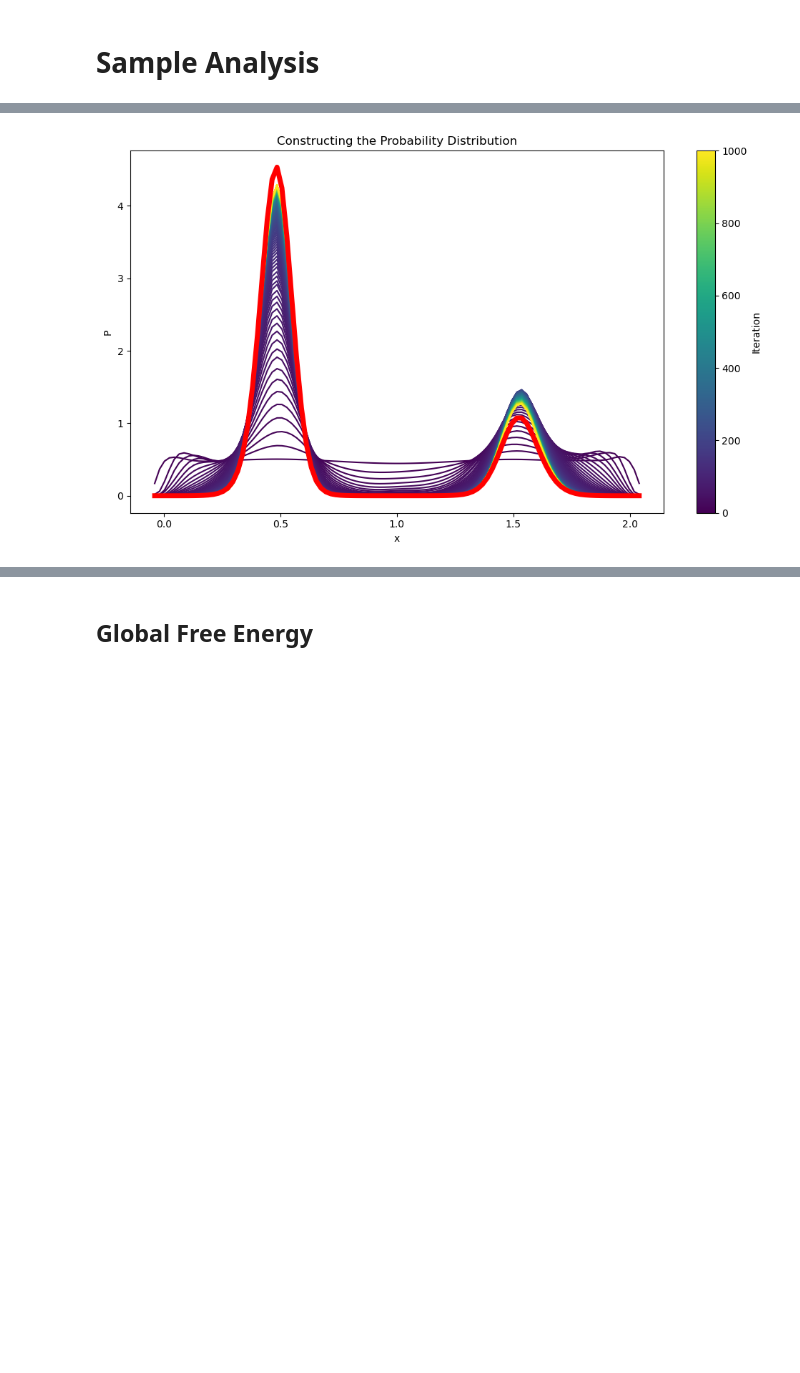
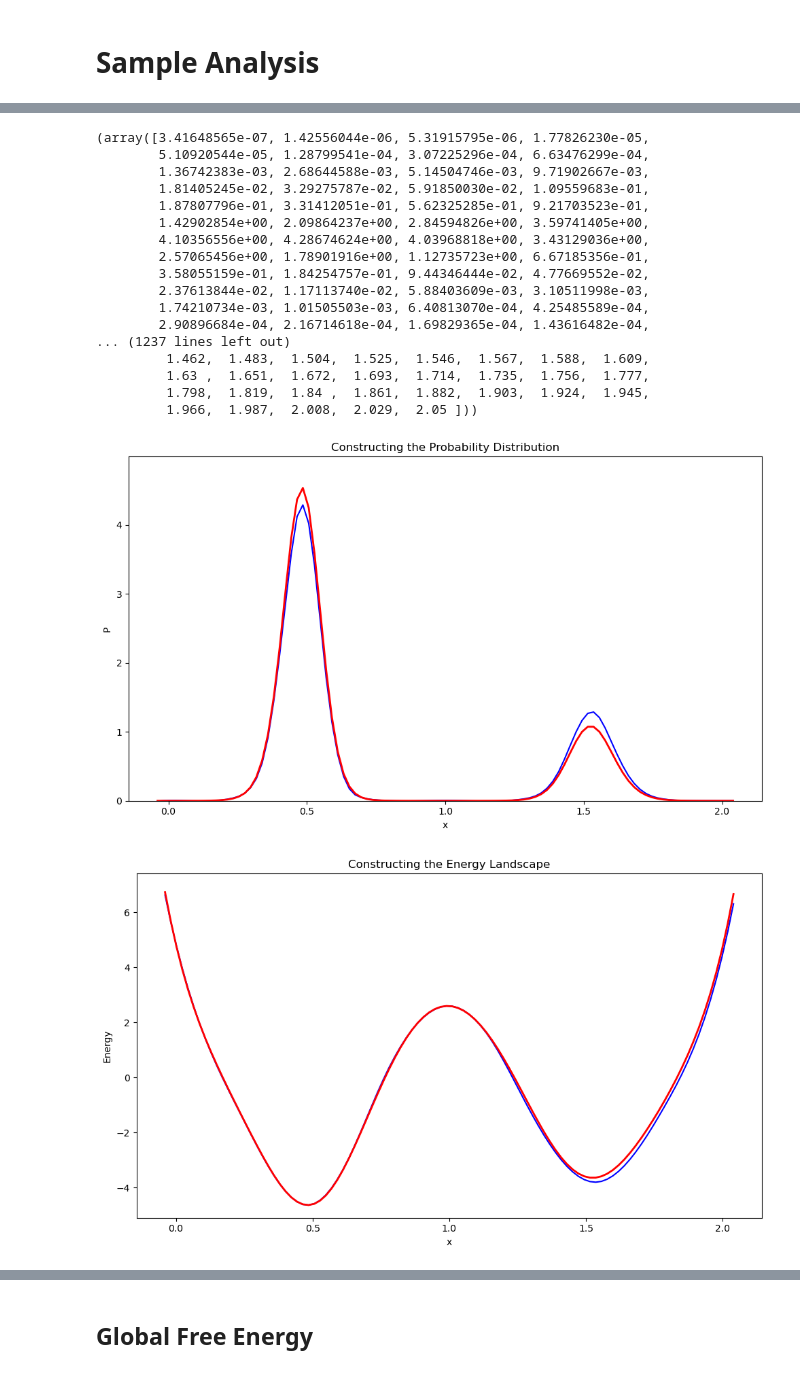
Before and after one commit to abrahmasandra/MENG255UmbrellaSampling, a Jupyter notebook: umbsampling.ipynb, the cells around one changed output, grey strips where cells are left out. Saved outputs shown, nothing was run; the diff lists cells and outputs as text; code cells hidden in the pictures; blank space fills up the shorter version.

```diff
--- a/umbsampling.ipynb
+++ b/umbsampling.ipynb
@@ -94,20 +97,25 @@ def multi_well_potential(x, epsilon_0, epsilon_1, epsilon_2, sigma, base_power=8
 # %% [markdown]
 ## Defining Restoring Bias Functions
 # %%
-Nwindows = 100
+Nwindows = 100 # Number of windows, each of which corresponds to a bias function
 min_x = -0.05
 max_x = 2.05
 dx = (max_x - min_x) / Nwindows
 
-# range of x values
+# Range of x values
 x = np.linspace(min_x, max_x, Nwindows)
 
-# define bias functions for each window
+# Define bias functions for each window
 bias: list[callable] = []
 
+# Centers of each bias function
 centers = np.linspace(min_x + dx/2, max_x - dx/2, Nwindows)
 
 class PsiFunction:
+    """
+    Class to represent a harmonic bias function with a center and a spring constant.
+    """
+
     def __init__(self, center, k):
         self.center = center
         self.k = k
@@ -118,12 +126,8 @@ class PsiFunction:
 def create_biases(centers, k):
     return [PsiFunction(center, k) for center in centers]
 
+# Create the bias functions
 bias = create_biases(centers, k)
-
-# for center in centers:
-#     # Correct way to capture the value of 'center'
-#     psi = lambda x, c=center: 0.5 * k * (x - c)**2  # harmonic potential
-#     bias.append(psi)
 # %% [markdown]
 ### Plot Restoring Bias Functions
 # %%
@@ -289,0 +397,3 @@ plt.show()
+# %%
+# Perform WHAM on the two well samples
+P, hists, bin_centers, bin_edges, global_free_energy = WHAM(samples, bias, two_well_1d, plot=True, num_bins=100, max_iters=500, max_atol=1e-6)
@@ -384,4 +504,23 @@ def WHAM(samples, bias, plot=False, num_bins=100, max_iters=100, max_atol=1e-6):
 # %%
-P, hists, bin_centers, bin_edges, global_free_energy = WHAM(samples, bias, plot=True, num_bins=100, max_iters=1000, max_atol=1e-6)
+# Create the actual gif
+WHAM_gif(samples, bias, two_well_1d, num_bins=100, max_iters=500, max_atol=1e-6, prefix="two_well_")
 # %% [output]
+(array([3.41648565e-07, 1.42556044e-06, 5.31915795e-06, 1.77826230e-05,
+        5.10920544e-05, 1.28799541e-04, 3.07225296e-04, 6.63476299e-04,
+        1.36742383e-03, 2.68644588e-03, 5.14504746e-03, 9.71902667e-03,
+        1.81405245e-02, 3.29275787e-02, 5.91850030e-02, 1.09559683e-01,
+        1.87807796e-01, 3.31412051e-01, 5.62325285e-01, 9.21703523e-01,
+        1.42902854e+00, 2.09864237e+00, 2.84594826e+00, 3.59741405e+00,
+        4.10356556e+00, 4.28674624e+00, 4.03968818e+00, 3.43129036e+00,
+        2.57065456e+00, 1.78901916e+00, 1.12735723e+00, 6.67185356e-01,
+        3.58055159e-01, 1.84254757e-01, 9.44346444e-02, 4.77669552e-02,
+        2.37613844e-02, 1.17113740e-02, 5.88403609e-03, 3.10511998e-03,
+        1.74210734e-03, 1.01505503e-03, 6.40813070e-04, 4.25485589e-04,
+        2.90896684e-04, 2.16714618e-04, 1.69829365e-04, 1.43616482e-04,
+... (1237 lines left out)
+         1.462,  1.483,  1.504,  1.525,  1.546,  1.567,  1.588,  1.609,
+         1.63 ,  1.651,  1.672,  1.693,  1.714,  1.735,  1.756,  1.777,
+         1.798,  1.819,  1.84 ,  1.861,  1.882,  1.903,  1.924,  1.945,
+         1.966,  1.987,  2.008,  2.029,  2.05 ]))
-[figure, old version]
+[figure, new version]
+[figure, added]
```
Also changed, not shown: parts of 27 cells of this notebook, 1 other file.
